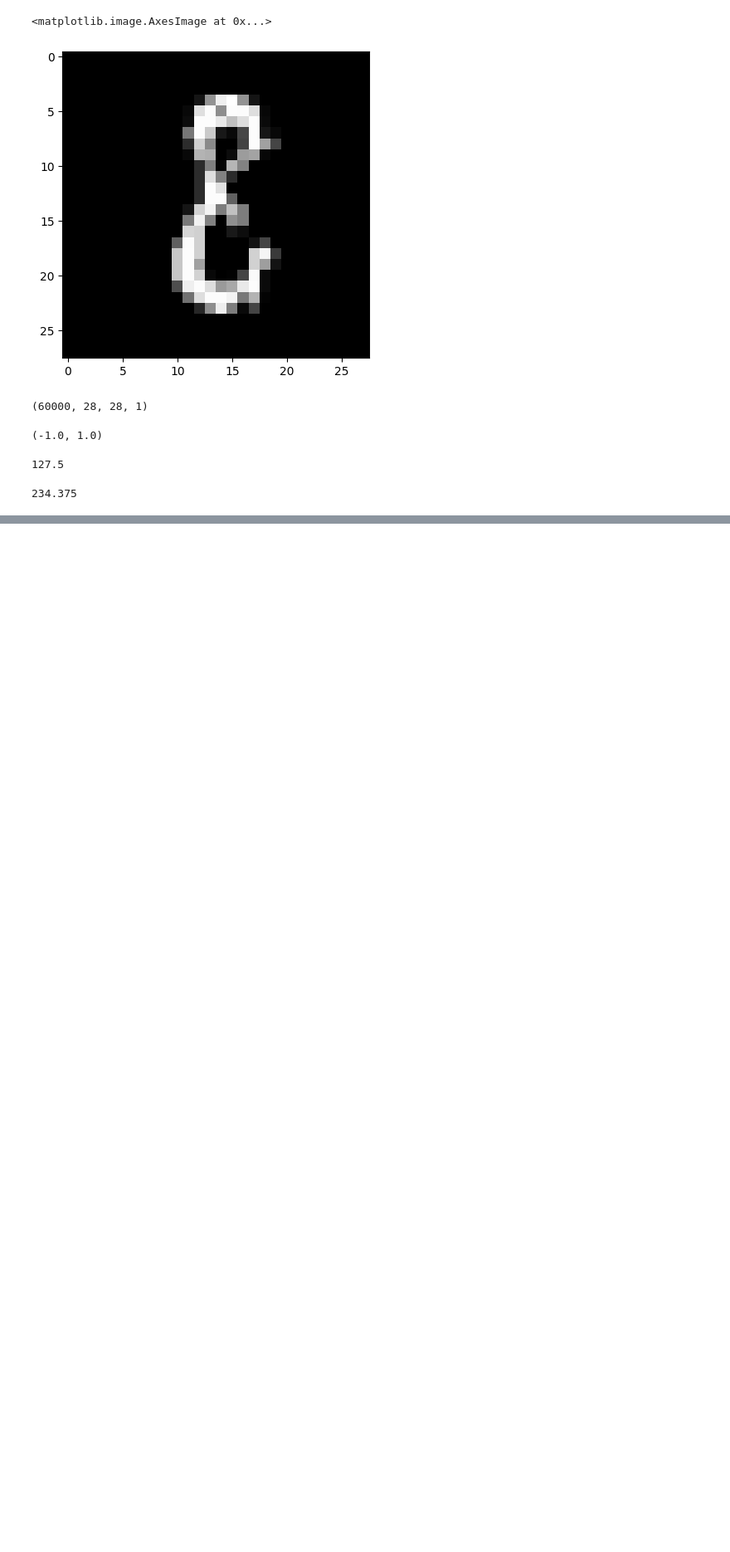
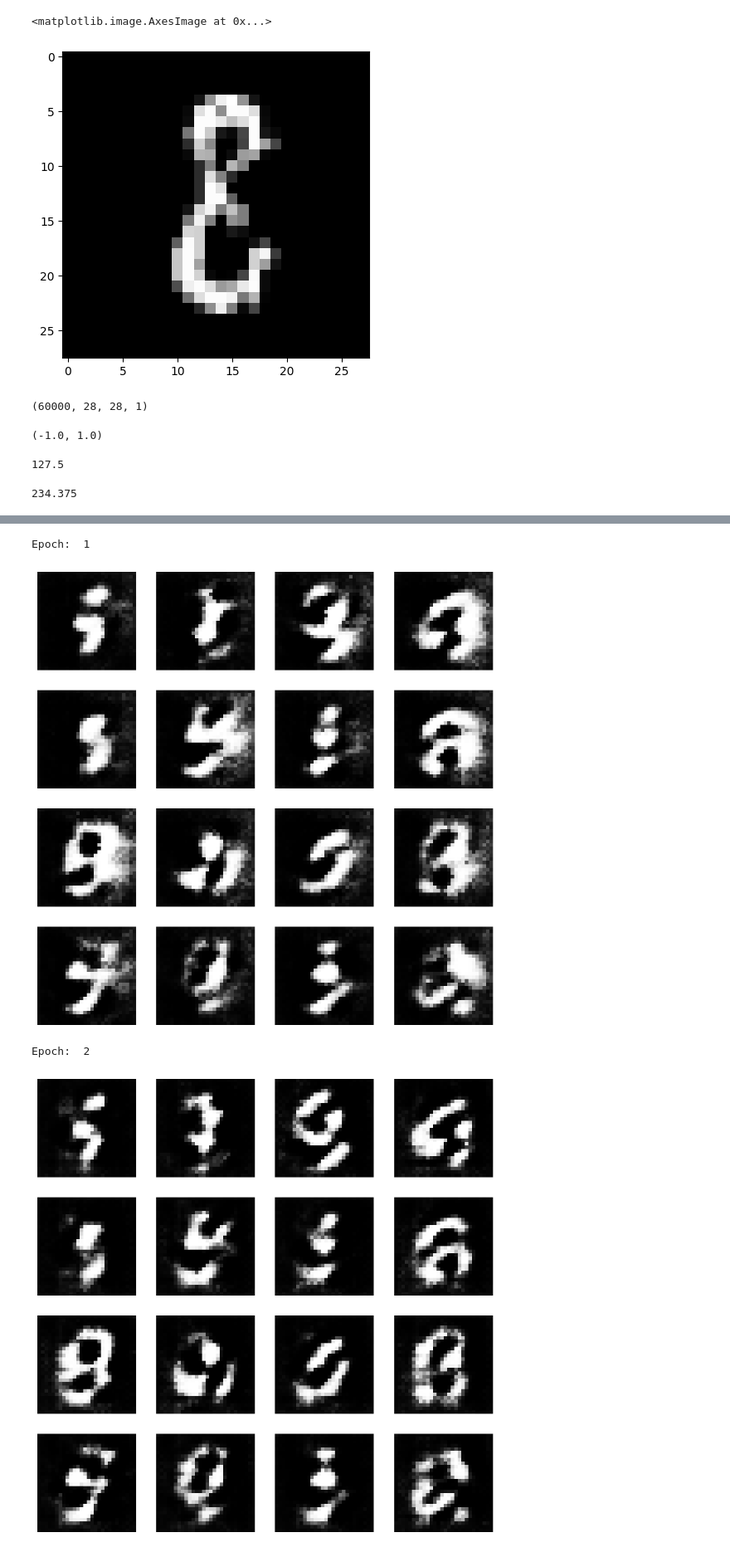
Before and after one commit to HariSudhan76/ComputerVision, a Jupyter notebook: GAN.ipynb, the cells around one changed output, grey strips where cells are left out. Shown at 83% size. Cells and saved outputs as stored; diff of their text form; code cells hidden in the pictures; blank space fills up the shorter version.

```diff
--- a/GAN.ipynb
+++ b/GAN.ipynb
@@ -54,0 +171,25 @@ def build_generator():
+# %%
+epochs =100
+noise_dim = 100
+num_images_to_generate = 16
+# %%
+##Training Model - Implementation
+@tf.function ##Global variable - stared
+def train_steps(images):
+    noise = tf.random.normal([batchsize,noise_dim])
+    with tf.GradientTape() as gen_tape,tf.GradientTape() as disc_tape:
+        generated_images = generator(noise,training=True) ##Setting True updating the weights
+
+        expected_output = discriminator(images,training=True)
+        fake_output = discriminator(generated_images,training = True)
+
+        gen_loss = generator_loss(fake_output)
+        disc_loss = discriminator_loss(expected_output,fake_output)
+
+    gradients_of_generator = gen_tape.gradient(gen_loss,generator.trainable_variables)
+    gradient_of_discriminator = disc_tape.gradient(disc_loss,discriminator.trainable_variables)
+
+    generator_optimizer.apply_gradients(zip(gradients_of_generator,generator.trainable_variables))
+    discriminator_optimizer.apply_gradients(zip(gradient_of_discriminator,discriminator.trainable_variables))
+# %%
+test_images = tf.random.normal([num_images_to_generate,noise_dim])
@@ -54,0 +200,21 @@ def build_generator():
+# %%
+def train(dataset,epochs,test_images):
+    for epoch in range(epochs):
+        for image_batch in dataset:
+            train_steps(image_batch)
+
+        print('Epoch: ',epoch+1)
+        generated_images = generator(test_images,training=False)
+        fig = plt.figure(figsize=(10,10))
+        for i in range(generated_images.shape[0]):
+            plt.subplot(4,4,i+1)
+            plt.imshow(generated_images[i,:,:,0]*127.5+127.5,cmap='gray')
+            plt.axis('off')
+        plt.show()
+# %%
+train(X_train,epochs,test_images)
+# %% [output]
+Epoch:  1
+[figure, added]
+Epoch:  2
+[figure, added]
```
Also changed, not shown: parts of 15 cells of this notebook, 1 other file.
